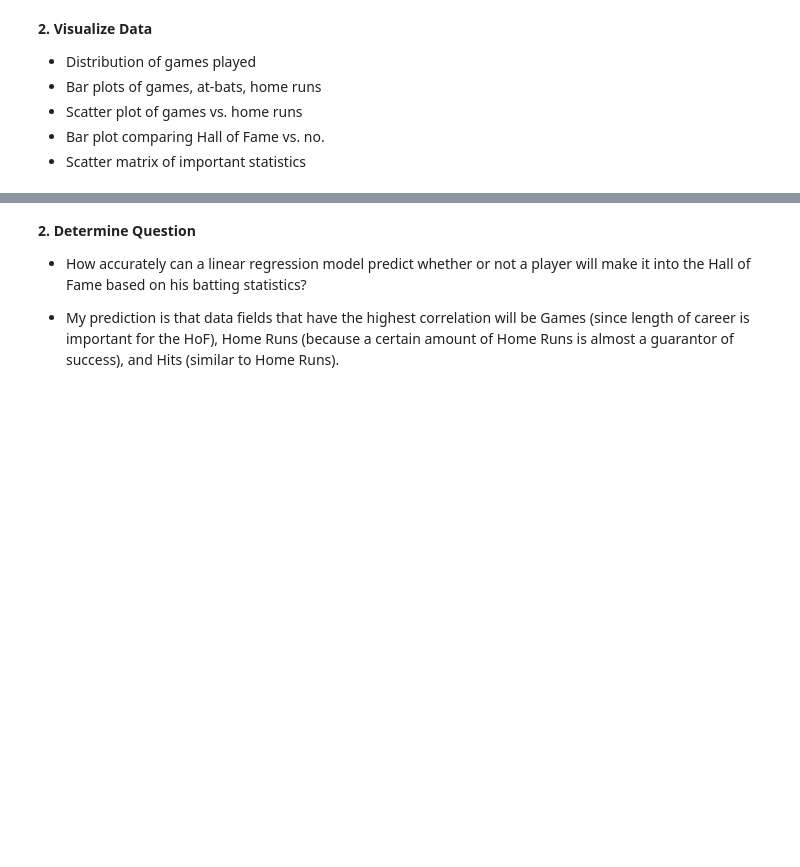
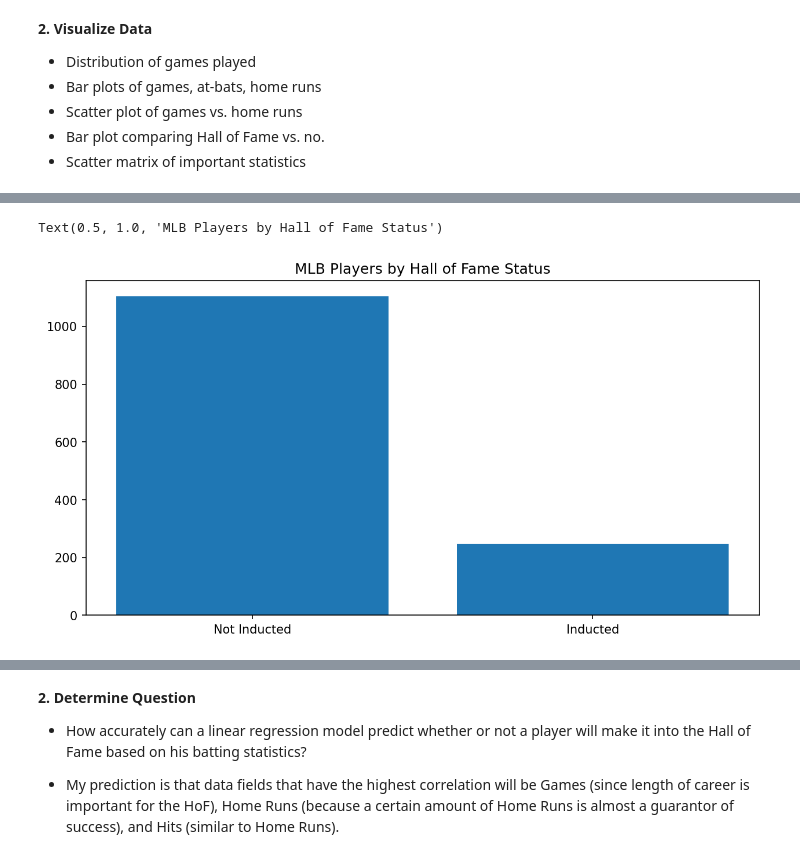
Before and after one commit to benawarren/HOFPrediction, a Jupyter notebook: Linear_Regression_Project_Correlation_of_batting_stats_to_HoF.ipynb, the cells around one changed output, grey strips where cells are left out. Cells and saved outputs as stored; diff of their text form; code cells hidden in the pictures; blank space fills up the shorter version.

```diff
--- a/Linear_Regression_Project_Correlation_of_batting_stats_to_HoF.ipynb
+++ b/Linear_Regression_Project_Correlation_of_batting_stats_to_HoF.ipynb
@@ -120,3 +113,11 @@ Scatter Matrix of a sample of important statistics
+# %%
+#Proportion of players inducted into HoF
+plt.figure(figsize = (10,5), dpi=150)
+plt.bar(["Not Inducted", "Inducted"], dfbatting.inducted.value_counts())
+plt.title("MLB Players by Hall of Fame Status")
+# %% [output]
+Text(0.5, 1.0, 'MLB Players by Hall of Fame Status')
+[figure, added]
 # %%
 from pandas.plotting import scatter_matrix
 
```
Also changed, not shown: parts of 22 cells of this notebook.
